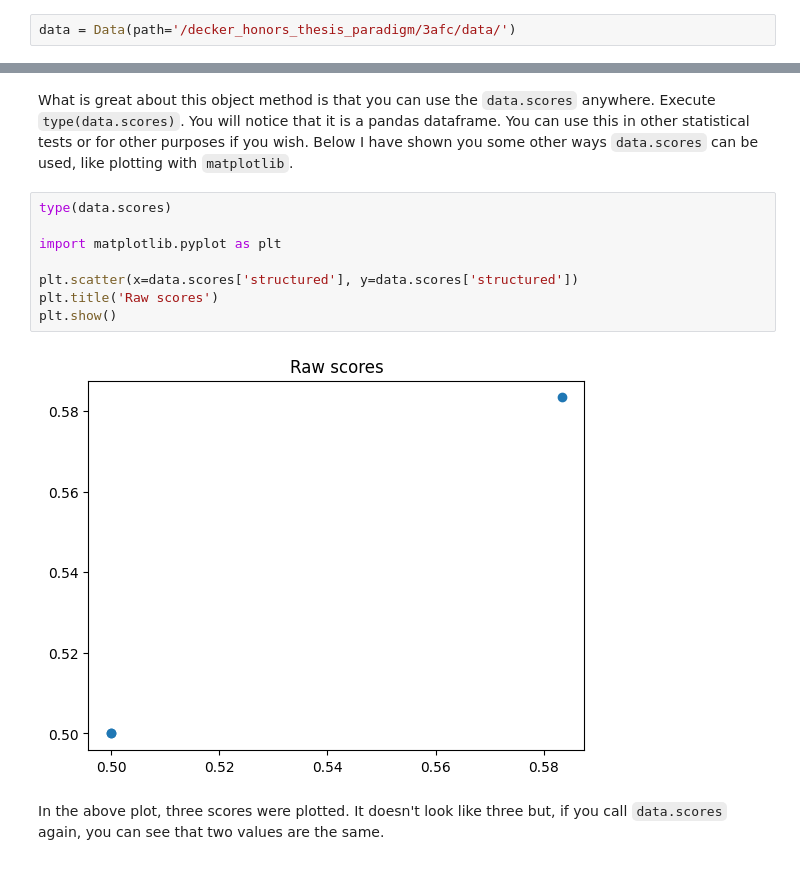
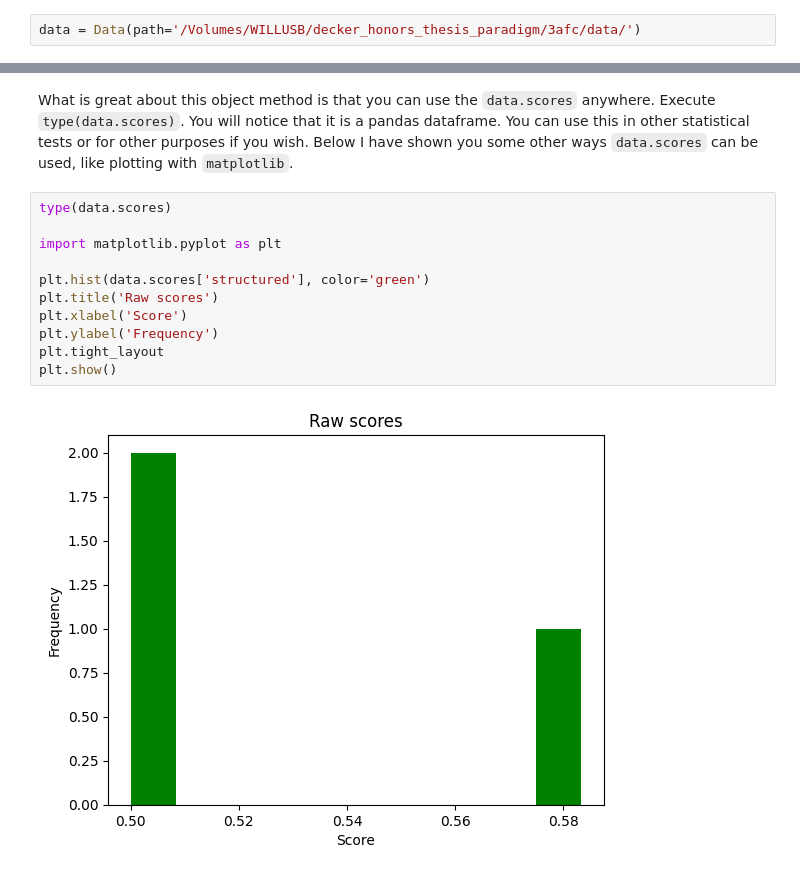
Before and after one commit to w-decker/Honors-Thesis, a Jupyter notebook: scoring/tutorial.ipynb, the cells around one changed output, grey strips where cells are left out. Drawn from its saved outputs; the diff is of its cells as text.

```diff
--- a/scoring/tutorial.ipynb
+++ b/scoring/tutorial.ipynb
@@ -15,7 +15,7 @@ There are a few prelimenary steps to take before you can get to the real data an
 # %% [markdown]
 1. Set the `Data` class and point it to a directory which contains the data
 # %%
-data = Data(path='/decker_honors_thesis_paradigm/3afc/data/')
+data = Data(path='/Volumes/WILLUSB/decker_honors_thesis_paradigm/3afc/data/')
 # %% [markdown]
 2. Now we must give the our new object, `data` some subject IDs to read. Subject IDs are found in the participant database but follow a standard convention of 'sub-[#]'
 3. We can also use these subject IDs to parse the individual datafiles into discrete entities so that future analyses and cleaning can be done
@@ -122,12 +134,13 @@ What is great about this object method is that you can use the `data.scores` any
 # %%
 type(data.scores)
 
 import matplotlib.pyplot as plt
 
-plt.scatter(x=data.scores['structured'], y=data.scores['structured'])
+plt.hist(data.scores['structured'], color='green')
 plt.title('Raw scores')
+plt.xlabel('Score')
+plt.ylabel('Frequency')
+plt.tight_layout
 plt.show()
 # %% [output]
-[figure, old version]
+[figure, new version]
-# %% [markdown]
-In the above plot, three scores were plotted. It doesn't look like three but, if you call `data.scores` again, you can see that two values are the same.
```
Also changed, not shown: parts of 5 cells of this notebook.
